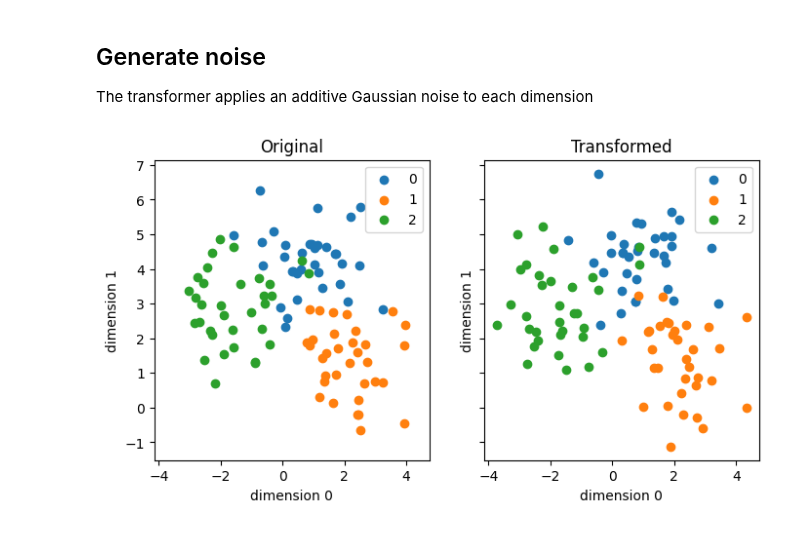
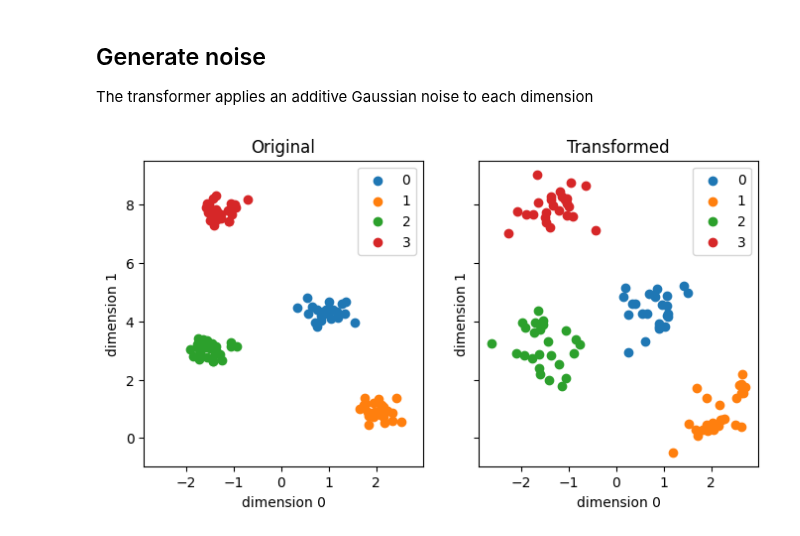
Before and after one commit to Fraunhofer-IESE/badgers, a Jupyter notebook: docs/tutorials/Noise-Tabular-Data.ipynb, the cells around one changed output. Drawn from its saved outputs; the diff is of its cells as text; code cells hidden in the pictures.

```diff
--- a/docs/tutorials/Noise-Tabular-Data.ipynb
+++ b/docs/tutorials/Noise-Tabular-Data.ipynb
@@ -8,14 +8,16 @@ from badgers.generators.tabular_data.noise import GaussianNoiseGenerator
 import matplotlib.pyplot as plt
 import numpy as np
 # %%
-def plot_noise(X, y, Xt):
+def plot_noise(X, y, Xt, yt):
     """
     Some utility function to generate the plots
     """
     fig, axes = plt.subplots(1, 2, sharex=True, sharey=True, figsize=(8,4))
     for label in np.unique(y):
         ix = np.where(y == label)
-        axes[0].scatter(X[ix,0],X[ix,1], c = f'C{label}', label = f'{label}')
+        axes[0].scatter(X[ix,0],X[ix,1],c = f'C{label}', label = f'{label}')
+    for label in np.unique(yt):
+        ix = np.where(yt == label)
         axes[1].scatter(Xt[ix,0],Xt[ix,1],c = f'C{label}', label = f'{label}')
     axes[0].set_title('Original')
     axes[1].set_title('Transformed')
@@ -31,7 +33,7 @@ def plot_noise(X, y, Xt):
 
 We first load an existing dataset from `sklearn.datasets`
 # %%
-X, y = make_blobs(random_state=0)
+X, y = make_blobs(centers=4, random_state=0, cluster_std=0.25)
 # %% [markdown]
 ## Generate noise
 
@@ -40,6 +42,6 @@ The transformer applies an additive Gaussian noise to each dimension
 trf = GaussianNoiseGenerator(noise_std=0.25)
 Xt, yt = trf.generate(X.copy(), y)
 # %%
-fig, axes = plot_noise(X, y, Xt)
+fig, axes = plot_noise(X, y, Xt, yt)
 # %% [output]
-[figure, old version]
+[figure, new version]
```
Also changed, not shown: parts of 4 cells of this notebook, 5 other files.
